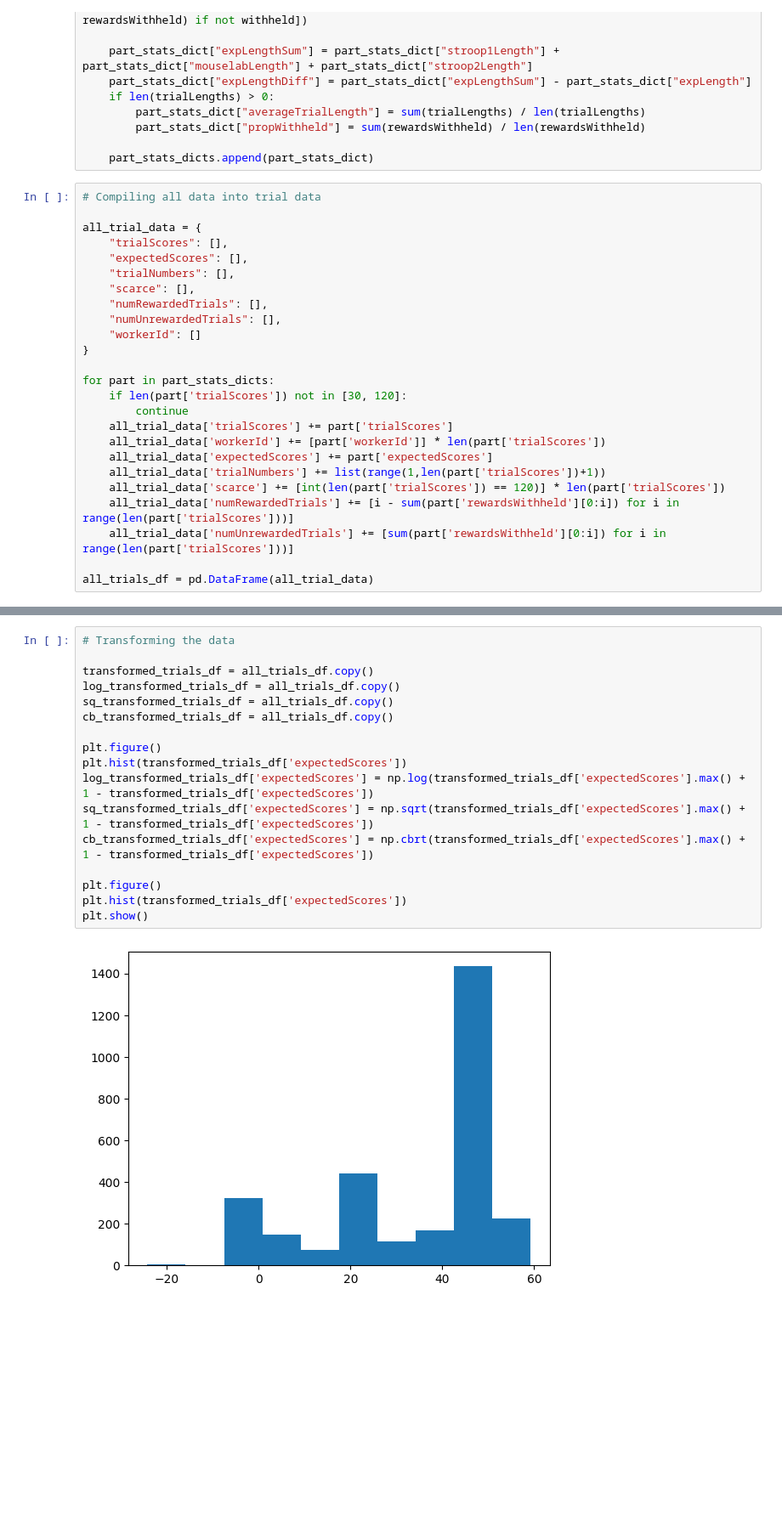
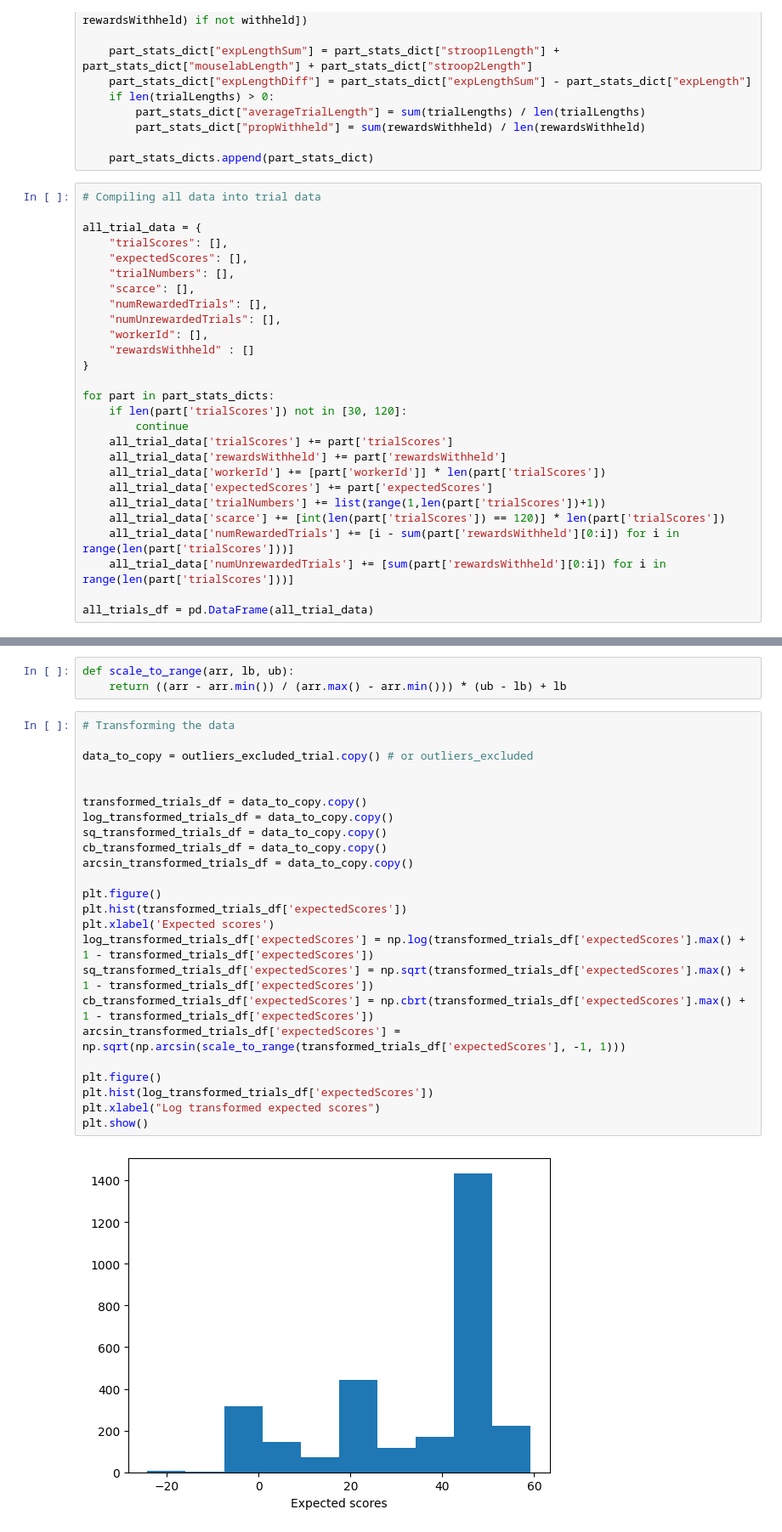
Before and after one commit to srinidhisrinivas/mcl-scarcity-mouselab, a Jupyter notebook: analysis/Data Analysis.ipynb, the cells around one changed output, grey strips where cells are left out. Shown at 85% size. Saved outputs shown, nothing was run; the diff lists cells and outputs as text; blank space fills up the shorter version.

```diff
--- a/analysis/Data Analysis.ipynb
+++ b/analysis/Data Analysis.ipynb
@@ -241,13 +241,15 @@ all_trial_data = {
     "scarce": [],
     "numRewardedTrials": [],
     "numUnrewardedTrials": [],
-    "workerId": []
+    "workerId": [],
+    "rewardsWithheld" : []
 }
 
 for part in part_stats_dicts:
     if len(part['trialScores']) not in [30, 120]:
         continue
     all_trial_data['trialScores'] += part['trialScores']
+    all_trial_data['rewardsWithheld'] += part['rewardsWithheld']
     all_trial_data['workerId'] += [part['workerId']] * len(part['trialScores'])
     all_trial_data['expectedScores'] += part['expectedScores']
     all_trial_data['trialNumbers'] += list(range(1,len(part['trialScores'])+1))
@@ -275,19 +416,29 @@ all_trials_df
+# %%
+def scale_to_range(arr, lb, ub):
+    return ((arr - arr.min()) / (arr.max() - arr.min())) * (ub - lb) + lb
 # %%
 # Transforming the data
 
-transformed_trials_df = all_trials_df.copy()
-log_transformed_trials_df = all_trials_df.copy()
-sq_transformed_trials_df = all_trials_df.copy()
-cb_transformed_trials_df = all_trials_df.copy()
+data_to_copy = outliers_excluded_trial.copy() # or outliers_excluded
+
+
+transformed_trials_df = data_to_copy.copy()
+log_transformed_trials_df = data_to_copy.copy()
+sq_transformed_trials_df = data_to_copy.copy()
+cb_transformed_trials_df = data_to_copy.copy()
+arcsin_transformed_trials_df = data_to_copy.copy()
 
 plt.figure()
 plt.hist(transformed_trials_df['expectedScores'])
+plt.xlabel('Expected scores')
 log_transformed_trials_df['expectedScores'] = np.log(transformed_trials_df['expectedScores'].max() + 1 - transformed_trials_df['expectedScores'])
 sq_transformed_trials_df['expectedScores'] = np.sqrt(transformed_trials_df['expectedScores'].max() + 1 - transformed_trials_df['expectedScores'])
 cb_transformed_trials_df['expectedScores'] = np.cbrt(transformed_trials_df['expectedScores'].max() + 1 - transformed_trials_df['expectedScores'])
+arcsin_transformed_trials_df['expectedScores'] = np.sqrt(np.arcsin(scale_to_range(transformed_trials_df['expectedScores'], -1, 1)))
 
 plt.figure()
-plt.hist(transformed_trials_df['expectedScores'])
+plt.hist(log_transformed_trials_df['expectedScores'])
+plt.xlabel("Log transformed expected scores")
 plt.show()
 # %% [output]
-[figure, old version]
+[figure, new version]
```
Also changed, not shown: parts of 11 cells of this notebook, 3 other files.
